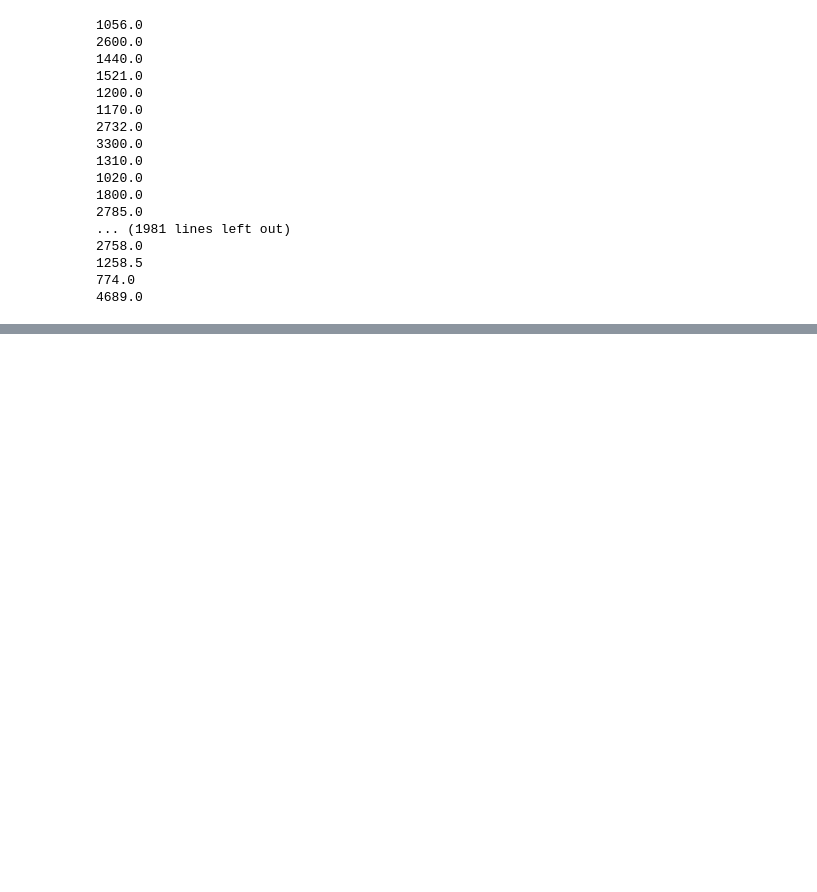
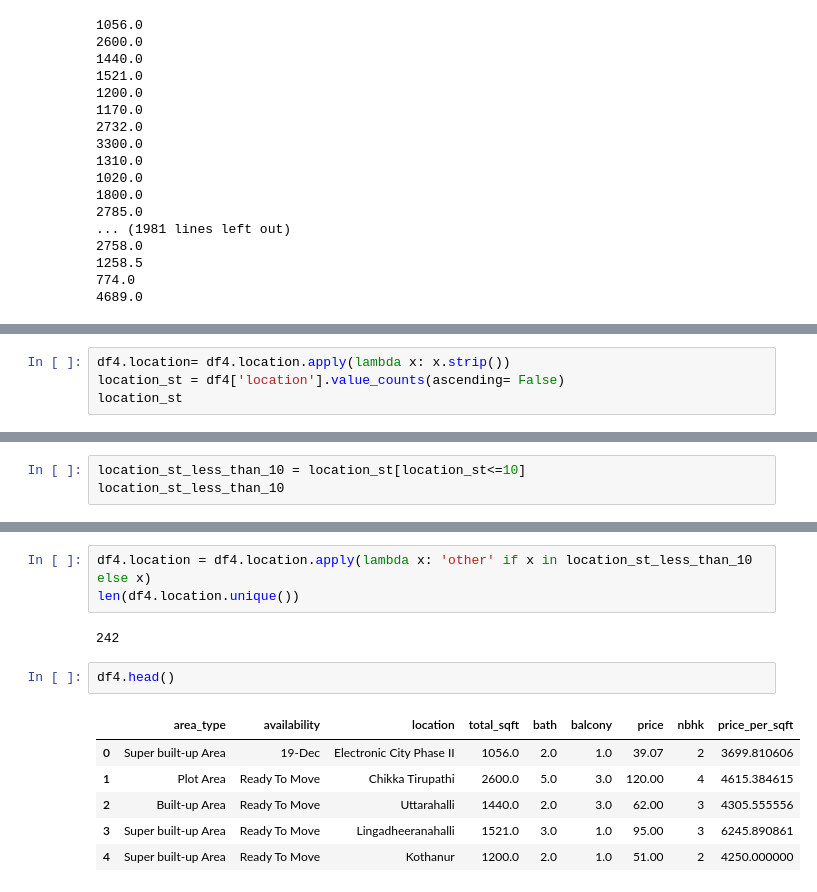
Before and after one commit to SachinMishra-ux/Digikull_March_house, a Jupyter notebook: Bangalore_house_price_prediction.ipynb, the cells around one changed output, grey strips where cells are left out. Saved outputs shown, nothing was run; the diff lists cells and outputs as text; blank space fills up the shorter version.

```diff
--- a/Bangalore_house_price_prediction.ipynb
+++ b/Bangalore_house_price_prediction.ipynb
@@ -375,0 +413,4 @@ for i in uni:
+# %%
+df4.location= df4.location.apply(lambda x: x.strip())
+location_st = df4['location'].value_counts(ascending= False)
+location_st
@@ -375,0 +446,3 @@ for i in uni:
+# %%
+location_st_less_than_10 = location_st[location_st<=10]
+location_st_less_than_10
@@ -375,0 +462,14 @@ for i in uni:
+# %%
+df4.location = df4.location.apply(lambda x: 'other' if x in location_st_less_than_10 else x)
+len(df4.location.unique())
+# %% [output]
+242
+# %%
+df4.head()
+# %% [output]
+|  | area_type | availability | location | total_sqft | bath | balcony | price | nbhk | price_per_sqft |
+| 0 | Super built-up Area | 19-Dec | Electronic City Phase II | 1056.0 | 2.0 | 1.0 | 39.07 | 2 | 3699.810606 |
+| 1 | Plot Area | Ready To Move | Chikka Tirupathi | 2600.0 | 5.0 | 3.0 | 120.00 | 4 | 4615.384615 |
+| 2 | Built-up Area | Ready To Move | Uttarahalli | 1440.0 | 2.0 | 3.0 | 62.00 | 3 | 4305.555556 |
+| 3 | Super built-up Area | Ready To Move | Lingadheeranahalli | 1521.0 | 3.0 | 1.0 | 95.00 | 3 | 6245.890861 |
+| 4 | Super built-up Area | Ready To Move | Kothanur | 1200.0 | 2.0 | 1.0 | 51.00 | 2 | 4250.000000 |
```
Also changed, not shown: parts of 14 cells of this notebook.
